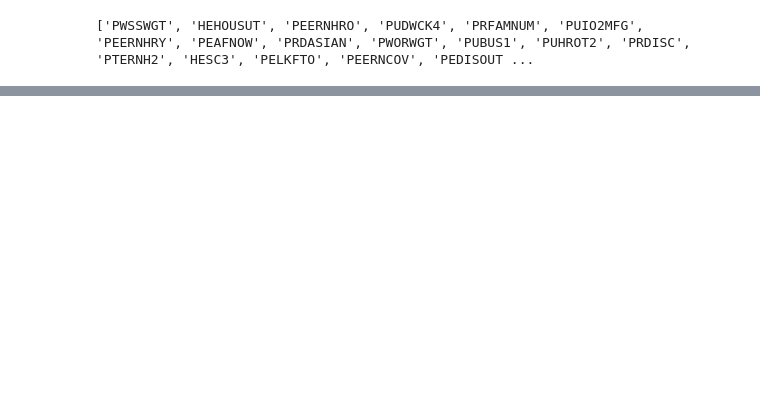
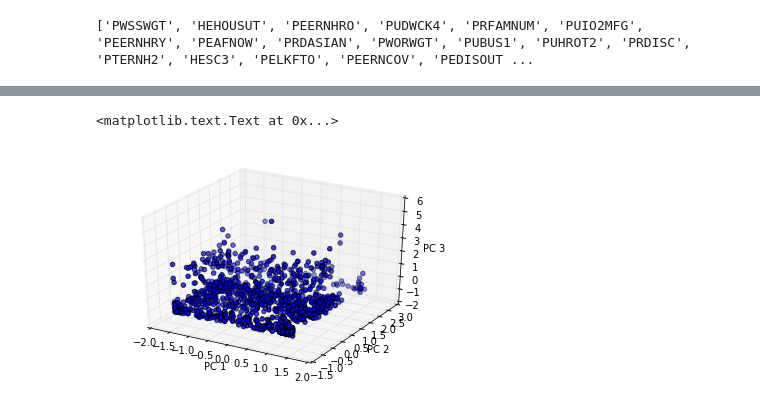
Before and after one commit to kkdyer/data_science_fun_conference_2015_pandas_in_a_hurry, a Jupyter notebook: DSCompetition/DataScience_CompetitionFoodAnalysis_Personas.ipynb, the cells around one changed output, grey strips where cells are left out. Saved outputs shown, nothing was run; the diff lists cells and outputs as text; code cells hidden in the pictures; blank space fills up the shorter version.

```diff
--- a/DSCompetition/DataScience_CompetitionFoodAnalysis_Personas.ipynb
+++ b/DSCompetition/DataScience_CompetitionFoodAnalysis_Personas.ipynb
@@ -174,0 +209,12 @@ employment_features= ['PEMLR', 'PEERNHRY', 'PELKFTO', 'PEERNCOV', 'PEERNRT', 'PE
+# %%
+fig = plt.figure()
+ax = fig.add_subplot(111, projection='3d')
+
+ax.scatter(xs, ys, zs, c='b', marker='o')
+
+ax.set_xlabel('PC 1')
+ax.set_ylabel('PC 2')
+ax.set_zlabel('PC 3')
+# %% [output]
+<matplotlib.text.Text at 0x...>
+[figure, added]
```
Also changed, not shown: parts of 27 cells of this notebook, 5 other files.
